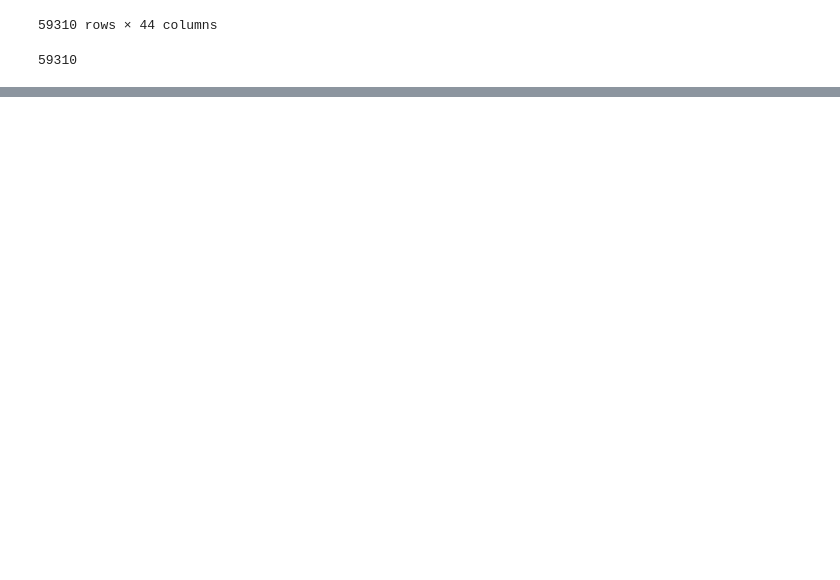
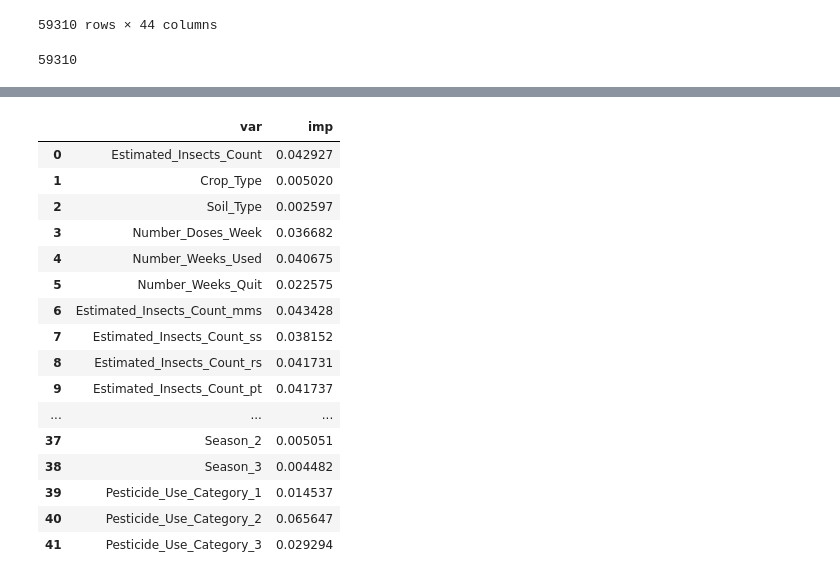
Before and after one commit to teja275/Janatahack-Machine-Learning-in-Agriculture, a Jupyter notebook: Notebooks/Base Model.ipynb, the cells around one changed output, grey strips where cells are left out. Cells and saved outputs as stored; diff of their text form; code cells hidden in the pictures; blank space fills up the shorter version.

```diff
--- a/Notebooks/Base Model.ipynb
+++ b/Notebooks/Base Model.ipynb
@@ -247,0 +371,20 @@ sample_submission.to_csv('submission_rf_untuned.csv',index=False)
+# %%
+model_imp
+# %% [output]
+|  | var | imp |
+| 0 | Estimated_Insects_Count | 0.042927 |
+| 1 | Crop_Type | 0.005020 |
+| 2 | Soil_Type | 0.002597 |
+| 3 | Number_Doses_Week | 0.036682 |
+| 4 | Number_Weeks_Used | 0.040675 |
+| 5 | Number_Weeks_Quit | 0.022575 |
+| 6 | Estimated_Insects_Count_mms | 0.043428 |
+| 7 | Estimated_Insects_Count_ss | 0.038152 |
+| 8 | Estimated_Insects_Count_rs | 0.041731 |
+| 9 | Estimated_Insects_Count_pt | 0.041737 |
+| ... | ... | ... |
+| 37 | Season_2 | 0.005051 |
+| 38 | Season_3 | 0.004482 |
+| 39 | Pesticide_Use_Category_1 | 0.014537 |
+| 40 | Pesticide_Use_Category_2 | 0.065647 |
+| 41 | Pesticide_Use_Category_3 | 0.029294 |
```
Also changed, not shown: parts of 18 cells of this notebook.
